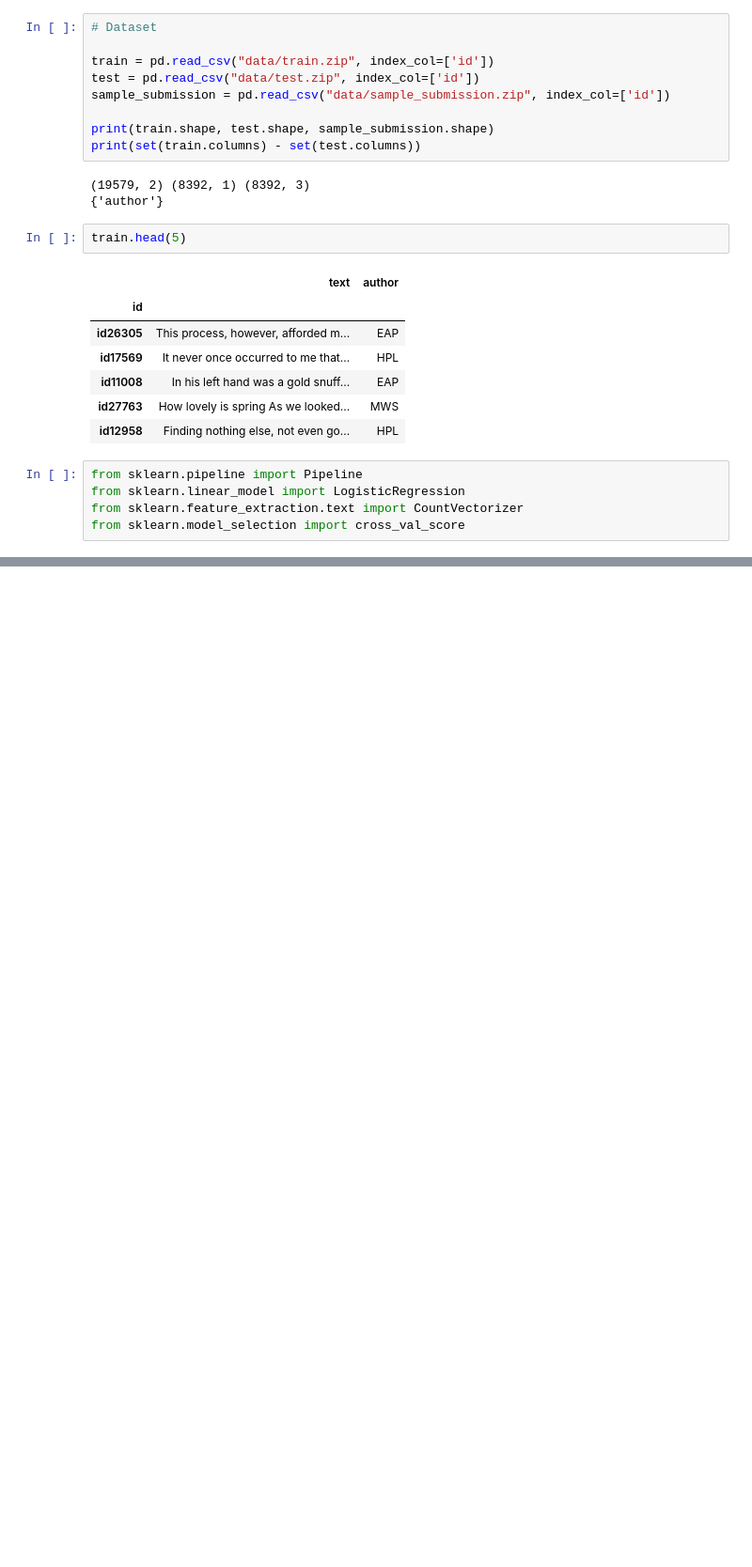
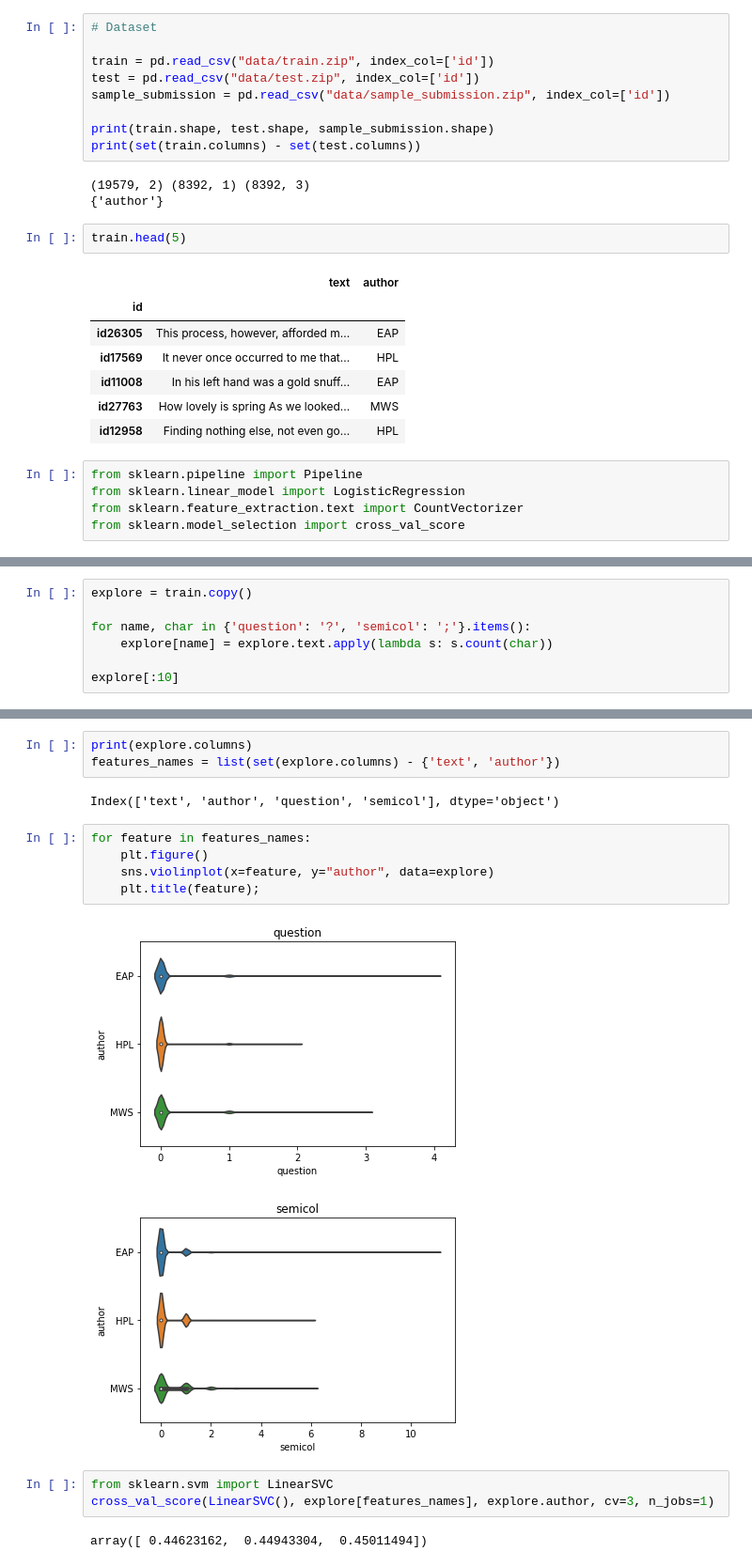
Before and after one commit to bobev18/spooky, a Jupyter notebook: spooky.ipynb, the cells around one changed output, grey strips where cells are left out. Shown at 94% size. Saved outputs shown, nothing was run; the diff lists cells and outputs as text; blank space fills up the shorter version.

```diff
--- a/spooky.ipynb
+++ b/spooky.ipynb
@@ -90,0 +243,7 @@ and whence came he? and what were his purposes? EAP
+# %%
+explore = train.copy()
+
+for name, char in {'question': '?', 'semicol': ';'}.items():
+    explore[name] = explore.text.apply(lambda s: s.count(char))
+
+explore[:10]
@@ -90,0 +263,18 @@ and whence came he? and what were his purposes? EAP
+# %%
+print(explore.columns)
+features_names = list(set(explore.columns) - {'text', 'author'})
+# %% [output]
+Index(['text', 'author', 'question', 'semicol'], dtype='object')
+# %%
+for feature in features_names:
+    plt.figure()
+    sns.violinplot(x=feature, y="author", data=explore)
+    plt.title(feature);
+# %% [output]
+[figure, added]
+[figure, added]
+# %%
+from sklearn.svm import LinearSVC
+cross_val_score(LinearSVC(), explore[features_names], explore.author, cv=3, n_jobs=1)
+# %% [output]
+array([ 0.44623162,  0.44943304,  0.45011494])
```
Also changed, not shown: parts of 44 cells of this notebook.
